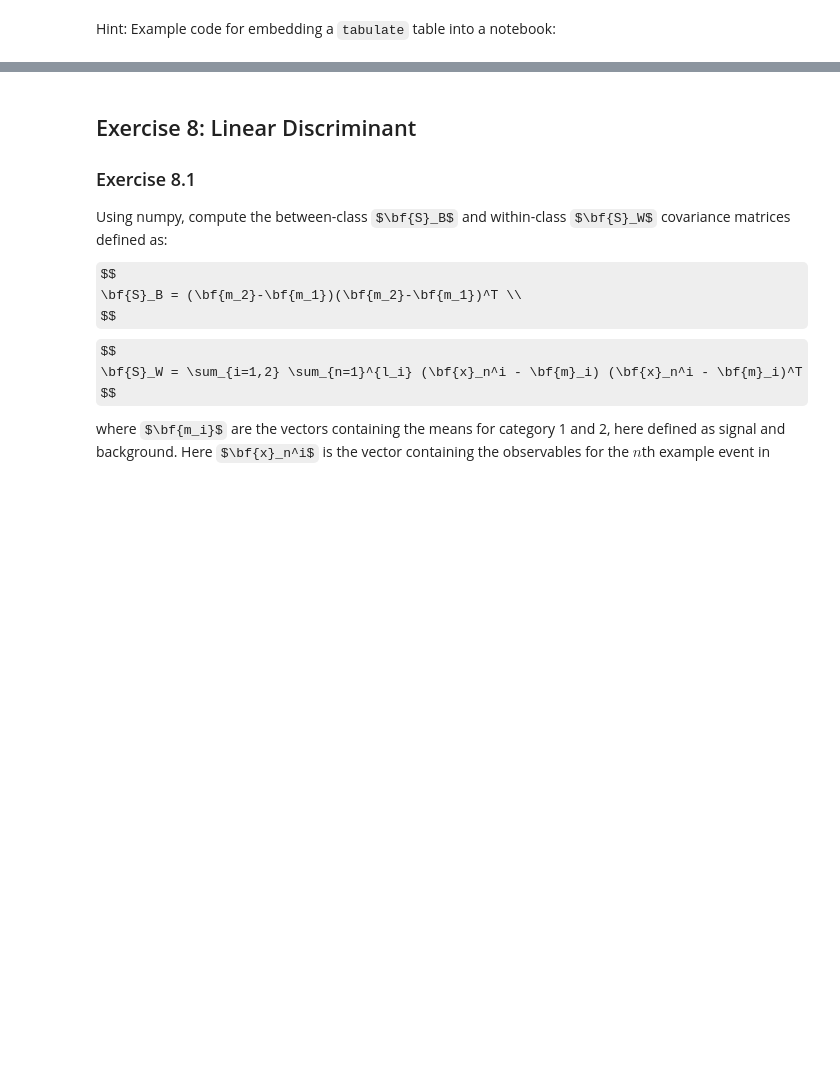
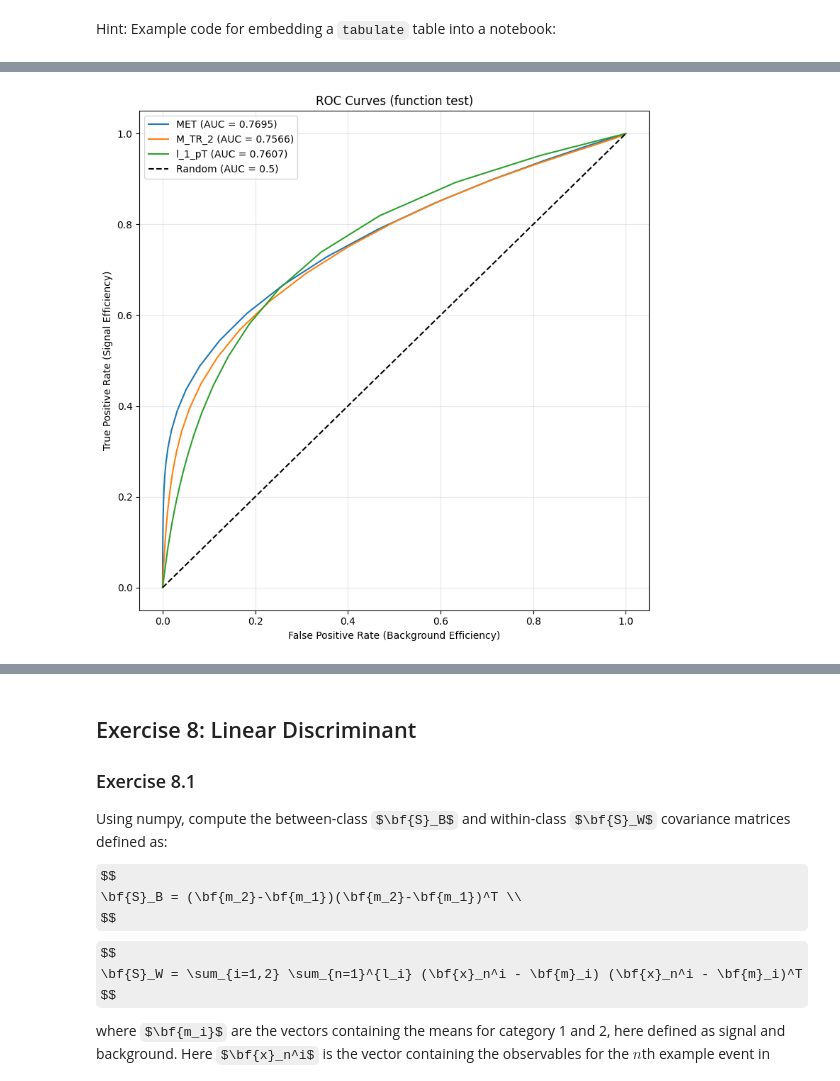
Before and after one commit to AnhkHuynh/DATA3402.Spring.2026, a Jupyter notebook: Labs/Lab.7/Lab.7.ipynb, the cells around one changed output, grey strips where cells are left out. Cells and saved outputs as stored; diff of their text form; code cells hidden in the pictures; some formulas as TeX source; blank space fills up the shorter version.

```diff
--- a/Labs/Lab.7/Lab.7.ipynb
+++ b/Labs/Lab.7/Lab.7.ipynb
@@ -535,0 +1038,91 @@ Use your function and appropriate example to demonstrate the effect (if any) of
+# %%
+# Exercise 7.2: Reusable ROC curve function
+
+def plot_roc_curves(variables, sig_df, bkg_df, title="ROC Curves", n_thresholds=200, ax=None):
+    """
+    Plot overlaid ROC curves for given variables.
+
+    Parameters:
+        variables: list of column names to plot ROC curves for
+        sig_df: DataFrame of signal events
+        bkg_df: DataFrame of background events
+        title: plot title
+        n_thresholds: number of threshold points
+        ax: matplotlib axes (creates new figure if None)
+
+    Returns:
+        dict of {variable: AUC}
+    """
+
+    if ax is None:
+        fig, ax = plt.subplots(figsize=(8, 8))
+
+    auc_values = {}
+
+    for var in variables:
+        all_vals = pd.concat([sig_df[var], bkg_df[var]])
+        thresholds = np.linspace(all_vals.min(), all_vals.max(), n_thresholds)
+
+        tpr_vals = []
+        fpr_vals = []
+
+        for xc in thresholds:
+            tpr_vals.append((sig_df[var] > xc).sum() / len(sig_df))
+            fpr_vals.append((bkg_df[var] > xc).sum() / len(bkg_df))
+
+        # Sort pairs
+        sorted_pairs = sorted(zip(fpr_vals, tpr_vals))
+        fpr_sorted = [p[0] for p in sorted_pairs]
+        tpr_sorted = [p[1] for p in sorted_pairs]
+
+        area = auc(fpr_sorted, tpr_sorted)
+        auc_values[var] = area
+
+        ax.plot(fpr_sorted, tpr_sorted, label=f'{var} (AUC = {area:.4f})')
+
+    # Random classifier line (only once)
+    ax.plot([0, 1], [0, 1], 'k--', label='Random (AUC = 0.5)')
+
+    ax.set_xlabel('False Positive Rate (Background Efficiency)')
+    ax.set_ylabel('True Positive Rate (Signal Efficiency)')
+    ax.set_title(title)
+    ax.legend()
+    ax.grid(True, alpha=0.3)
+
+    return auc_values
+
+
+# Helper for AUC
+def _compute_auc(y, x):
+    return np.trapezoid(y, x) if hasattr(np, "trapezoid") else np.trapz(y, x)
+
+
+# Fix missing auc() used inside plot_roc_curves
+def auc(x, y):
+    x = np.asarray(x)
+    y = np.asarray(y)
+
+    order = np.argsort(x)
+    x = x[order]
+    y = y[order]
+
+    if x[0] > 0 or y[0] > 0:
+        x = np.insert(x, 0, 0.0)
+        y = np.insert(y, 0, 0.0)
+
+    if x[-1] < 1 or y[-1] < 1:
+        x = np.append(x, 1.0)
+        y = np.append(y, 1.0)
+
+    return _compute_auc(y, x)
+
+
+# Quick test
+auc_vals = plot_roc_curves(top3_vars, df_sig, df_bkg, title="ROC Curves (function test)")
+
+plt.tight_layout()
+plt.show()
+
+print("AUC values:", auc_vals)
+# %% [output]
+[figure, added]
```
Also changed, not shown: parts of 31 cells of this notebook.
